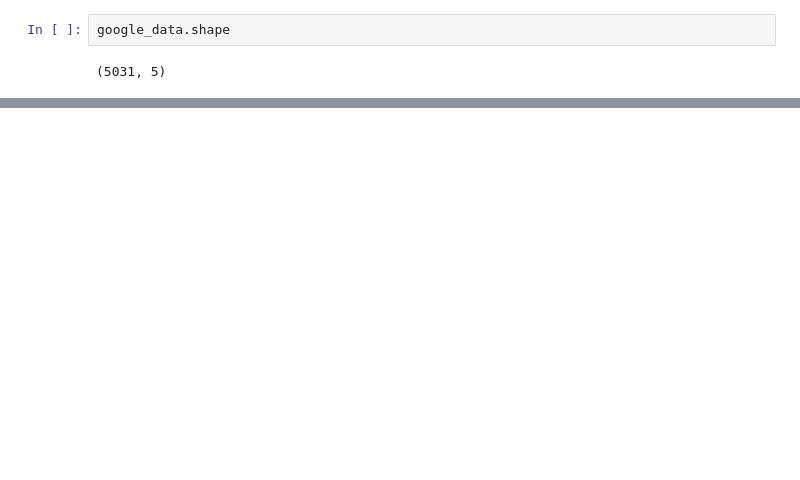
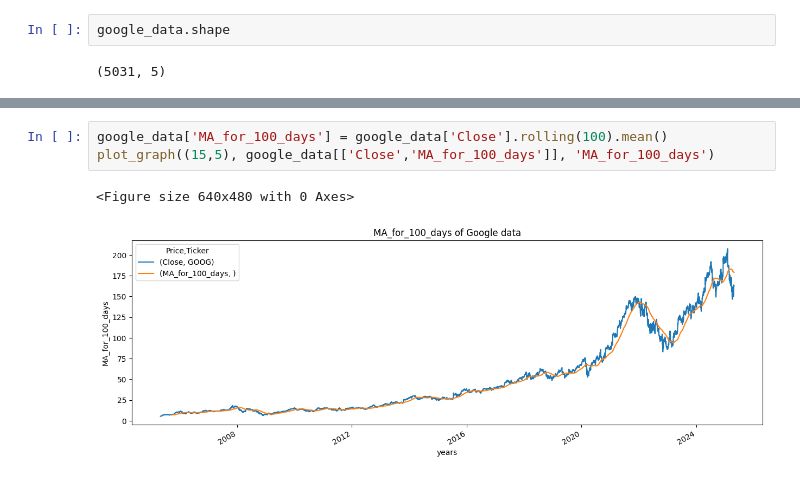
Before and after one commit to ChaouechOlfa/Stock_Market_Prediction, a Jupyter notebook: Stock_Market_Prediction_Model_Creation.ipynb, the cells around one changed output, grey strips where cells are left out. Saved outputs shown, nothing was run; the diff lists cells and outputs as text; blank space fills up the shorter version.

```diff
--- a/Stock_Market_Prediction_Model_Creation.ipynb
+++ b/Stock_Market_Prediction_Model_Creation.ipynb
@@ -52,0 +133,6 @@ google_data.describe()
+# %%
+google_data['MA_for_100_days'] = google_data['Close'].rolling(100).mean()
+plot_graph((15,5), google_data[['Close','MA_for_100_days']], 'MA_for_100_days')
+# %% [output]
+<Figure size 640x480 with 0 Axes>
+[figure, added]
```
Also changed, not shown: parts of 39 cells of this notebook.
